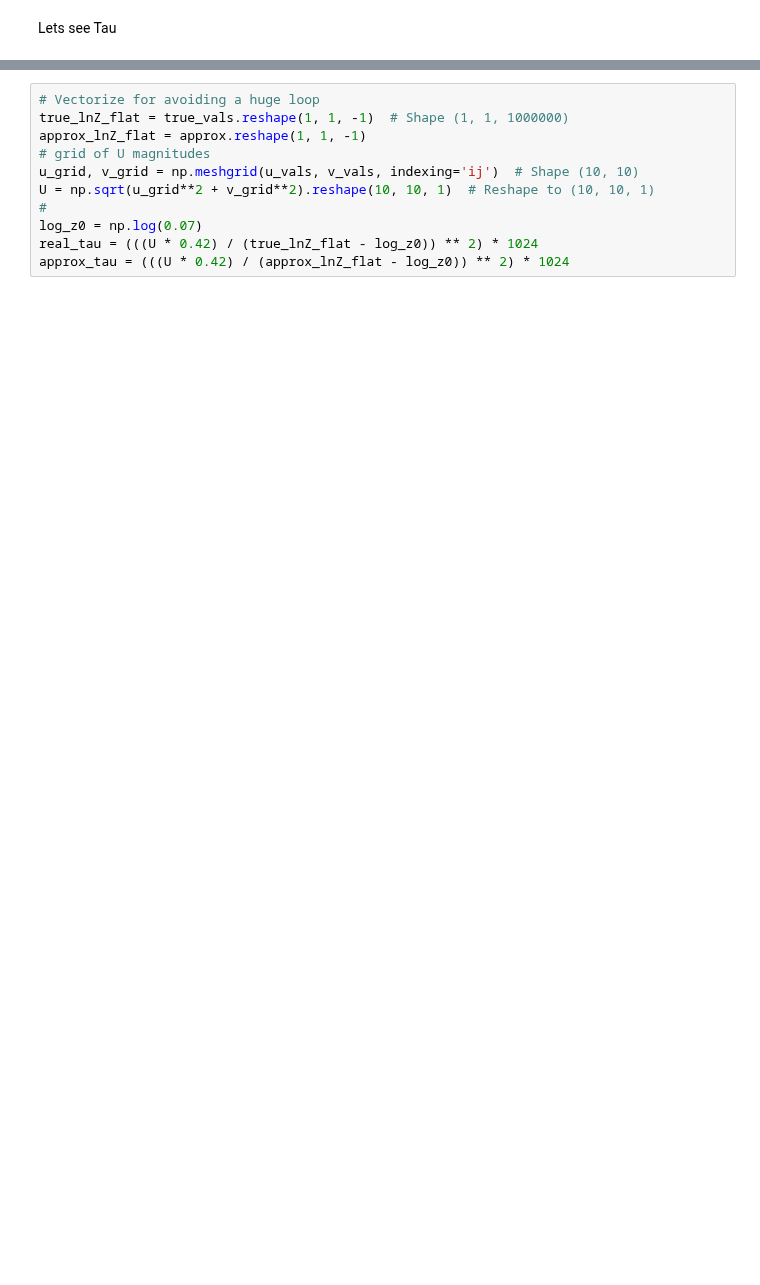
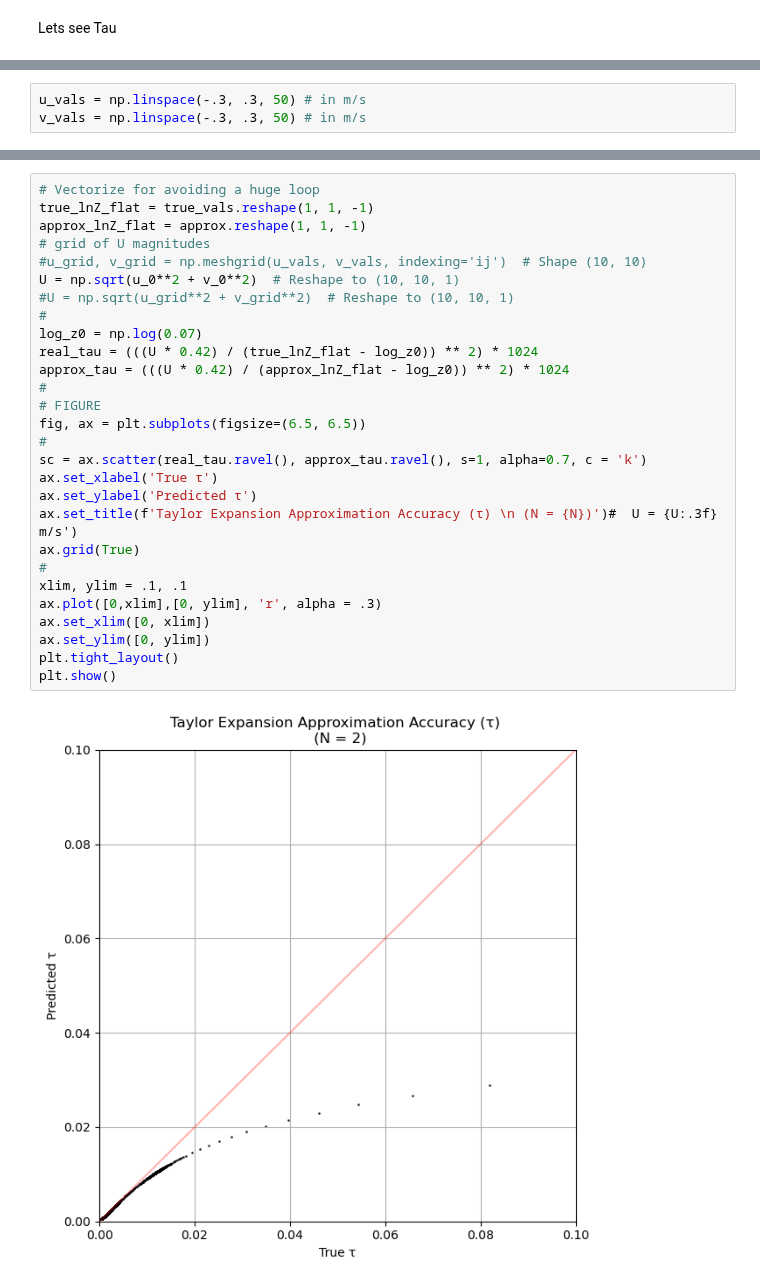
Before and after one commit to SalishSeaCast/analysis-vicente, a Jupyter notebook: Ocean_Parcels/drafts/PBDE_runs/test_params/log_and_ssh.ipynb, the cells around one changed output, grey strips where cells are left out. Saved outputs shown, nothing was run; the diff lists cells and outputs as text; blank space fills up the shorter version.

```diff
--- a/Ocean_Parcels/drafts/PBDE_runs/test_params/log_and_ssh.ipynb
+++ b/Ocean_Parcels/drafts/PBDE_runs/test_params/log_and_ssh.ipynb
@@ -568,0 +591,3 @@ x_vals
+# %%
+u_vals = np.linspace(-.3, .3, 50) # in m/s
+v_vals = np.linspace(-.3, .3, 50) # in m/s
@@ -569,14 +604,33 @@ x_vals
 # %%
 # Vectorize for avoiding a huge loop
-true_lnZ_flat = true_vals.reshape(1, 1, -1)  # Shape (1, 1, 1000000)
+true_lnZ_flat = true_vals.reshape(1, 1, -1)
 approx_lnZ_flat = approx.reshape(1, 1, -1)
 # grid of U magnitudes
-u_grid, v_grid = np.meshgrid(u_vals, v_vals, indexing='ij')  # Shape (10, 10)
-U = np.sqrt(u_grid**2 + v_grid**2).reshape(10, 10, 1)  # Reshape to (10, 10, 1)
+#u_grid, v_grid = np.meshgrid(u_vals, v_vals, indexing='ij')  # Shape (10, 10)
+U = np.sqrt(u_0**2 + v_0**2)  # Reshape to (10, 10, 1)
+#U = np.sqrt(u_grid**2 + v_grid**2)  # Reshape to (10, 10, 1)
 #
 log_z0 = np.log(0.07)
 real_tau = (((U * 0.42) / (true_lnZ_flat - log_z0)) ** 2) * 1024
 approx_tau = (((U * 0.42) / (approx_lnZ_flat - log_z0)) ** 2) * 1024
+#
+# FIGURE
+fig, ax = plt.subplots(figsize=(6.5, 6.5))
+#
+sc = ax.scatter(real_tau.ravel(), approx_tau.ravel(), s=1, alpha=0.7, c = 'k')
+ax.set_xlabel('True τ')
+ax.set_ylabel('Predicted τ')
+ax.set_title(f'Taylor Expansion Approximation Accuracy (τ) \n (N = {N})')#  U = {U:.3f} m/s')
+ax.grid(True)
+#
+xlim, ylim = .1, .1
+ax.plot([0,xlim],[0, ylim], 'r', alpha = .3)
+ax.set_xlim([0, xlim])
+ax.set_ylim([0, ylim])
+plt.tight_layout()
+plt.show()
+# %% [output]
+[figure, added]
 # %%
 true_tau_flat = real_tau.ravel()
 approx_tau_flat = approx_tau.ravel()
```
Also changed, not shown: parts of 17 cells of this notebook, 7 other files.
